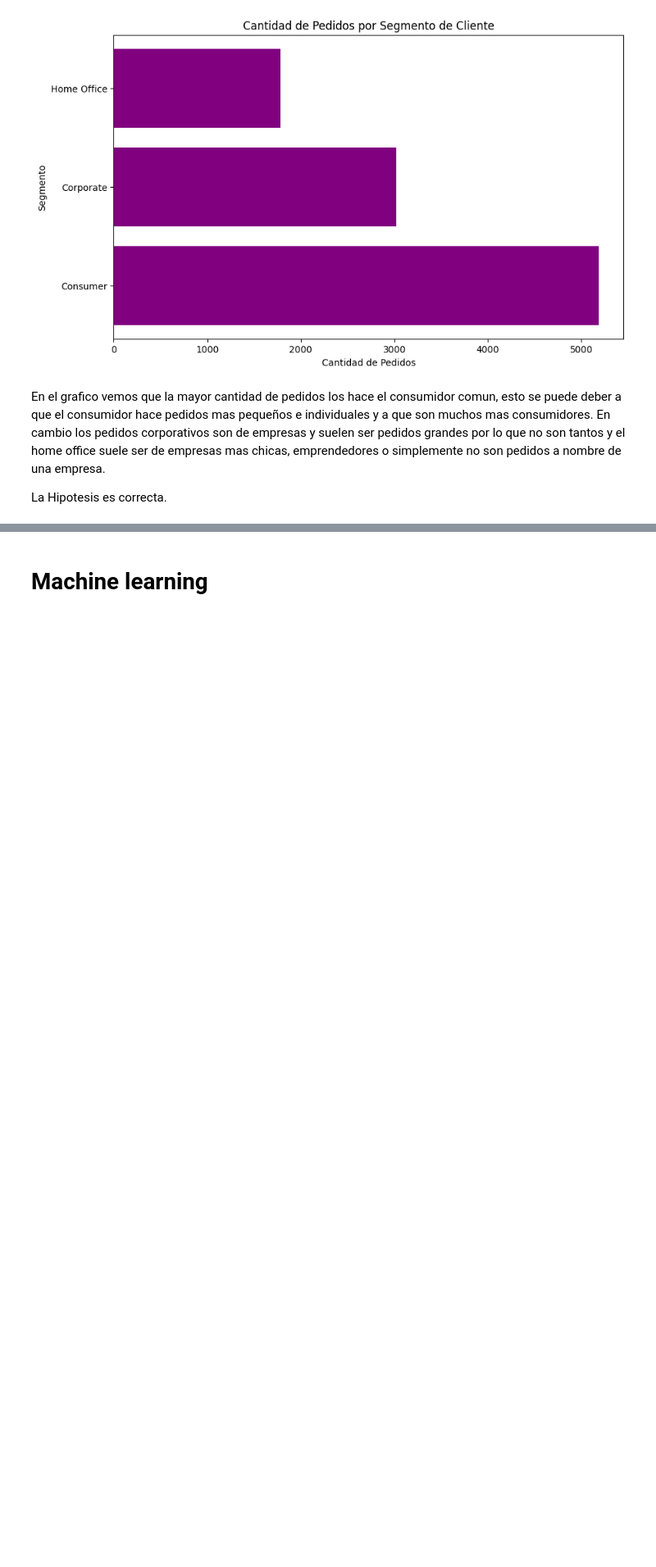
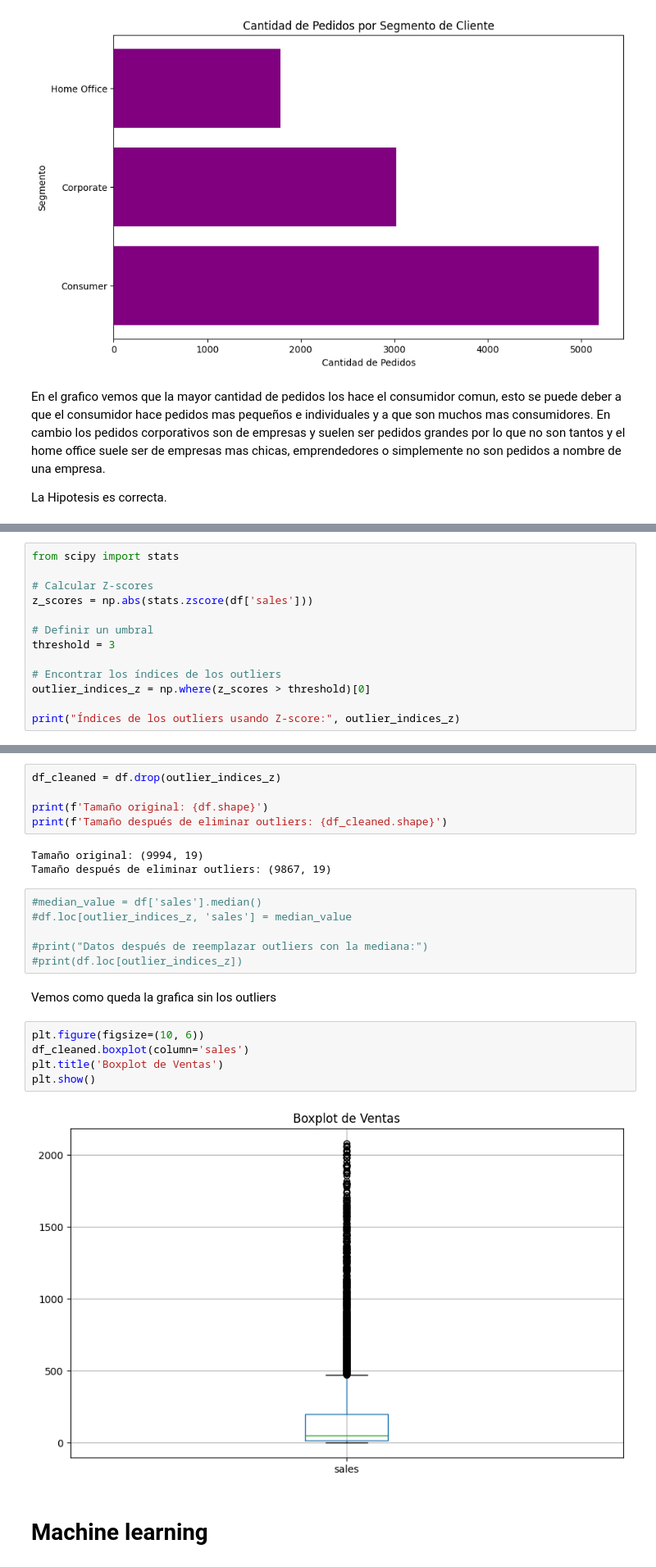
Before and after one commit to AngeloUanini/Superstore-Data, a Jupyter notebook: Proyecto_ParteIII_Uanini.ipynb, the cells around one changed output, grey strips where cells are left out. Shown at 82% size. Cells and saved outputs as stored; diff of their text form; blank space fills up the shorter version.

```diff
--- a/Proyecto_ParteIII_Uanini.ipynb
+++ b/Proyecto_ParteIII_Uanini.ipynb
@@ -313,0 +318,13 @@ La Hipotesis es correcta.
+# %%
+from scipy import stats
+
+# Calcular Z-scores
+z_scores = np.abs(stats.zscore(df['sales']))
+
+# Definir un umbral
+threshold = 3
+
+# Encontrar los índices de los outliers
+outlier_indices_z = np.where(z_scores > threshold)[0]
+
+print("Índices de los outliers usando Z-score:", outlier_indices_z)
@@ -314,3 +359,26 @@ La Hipotesis es correcta.
+# %%
+df_cleaned = df.drop(outlier_indices_z)
+
+print(f'Tamaño original: {df.shape}')
+print(f'Tamaño después de eliminar outliers: {df_cleaned.shape}')
+# %% [output]
+Tamaño original: (9994, 19)
+Tamaño después de eliminar outliers: (9867, 19)
+# %%
+#median_value = df['sales'].median()
+#df.loc[outlier_indices_z, 'sales'] = median_value
+
+#print("Datos después de reemplazar outliers con la mediana:")
+#print(df.loc[outlier_indices_z])
+# %% [markdown]
+Vemos como queda la grafica sin los outliers
+# %%
+plt.figure(figsize=(10, 6))
+df_cleaned.boxplot(column='sales')
+plt.title('Boxplot de Ventas')
+plt.show()
+# %% [output]
+[figure, added]
 # %% [markdown]
 # **Machine learning**
 # %% [markdown]
```
Also changed, not shown: parts of 20 cells of this notebook.
